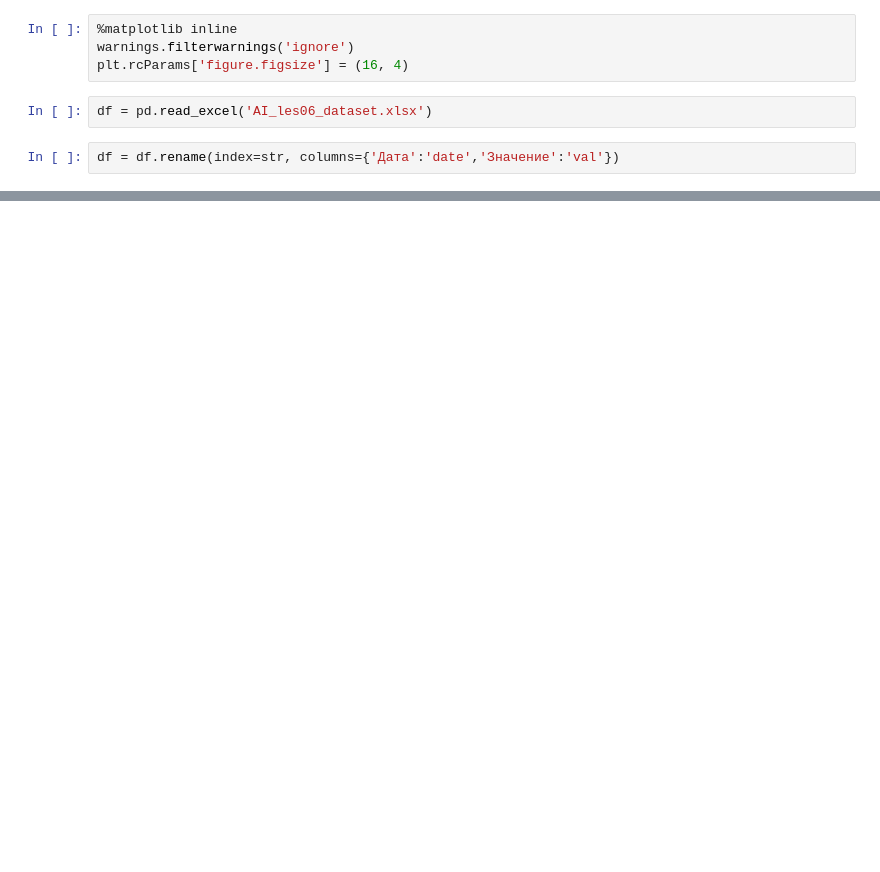
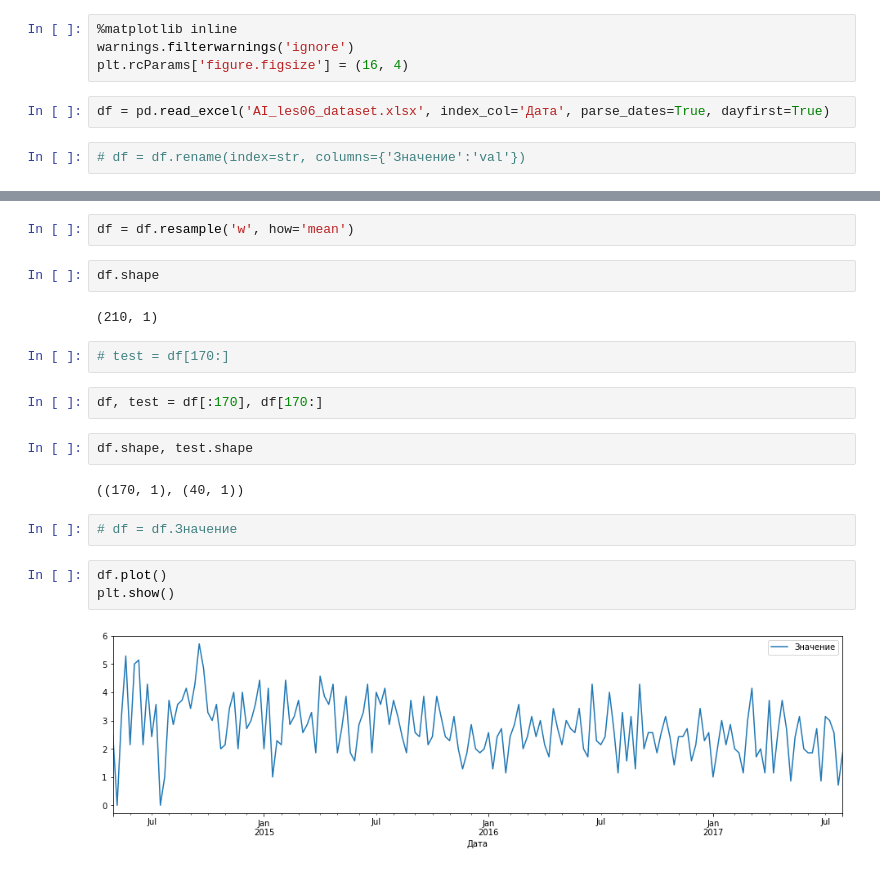
Before and after one commit to panzershracker/AI-basics, a Jupyter notebook: AI les06-2.ipynb, the cells around one changed output, grey strips where cells are left out. Cells and saved outputs as stored; diff of their text form; blank space fills up the shorter version.

```diff
--- a/AI les06-2.ipynb
+++ b/AI les06-2.ipynb
@@ -8,6 +15,6 @@ import warnings
 warnings.filterwarnings('ignore')
 plt.rcParams['figure.figsize'] = (16, 4)
 # %%
-df = pd.read_excel('AI_les06_dataset.xlsx')
+df = pd.read_excel('AI_les06_dataset.xlsx', index_col='Дата', parse_dates=True, dayfirst=True)
 # %%
-df = df.rename(index=str, columns={'Дата':'date','Значение':'val'})
+# df = df.rename(index=str, columns={'Значение':'val'})
@@ -13,0 +23,21 @@ df = df.rename(index=str, columns={'Дата':'date','Значение':'val'})
+# %%
+df = df.resample('w', how='mean')
+# %%
+df.shape
+# %% [output]
+(210, 1)
+# %%
+# test = df[170:]
+# %%
+df, test = df[:170], df[170:]
+# %%
+df.shape, test.shape
+# %% [output]
+((170, 1), (40, 1))
+# %%
+# df = df.Значение
+# %%
+df.plot()
+plt.show()
+# %% [output]
+[figure, added]
```
Also changed, not shown: parts of 20 cells of this notebook.
